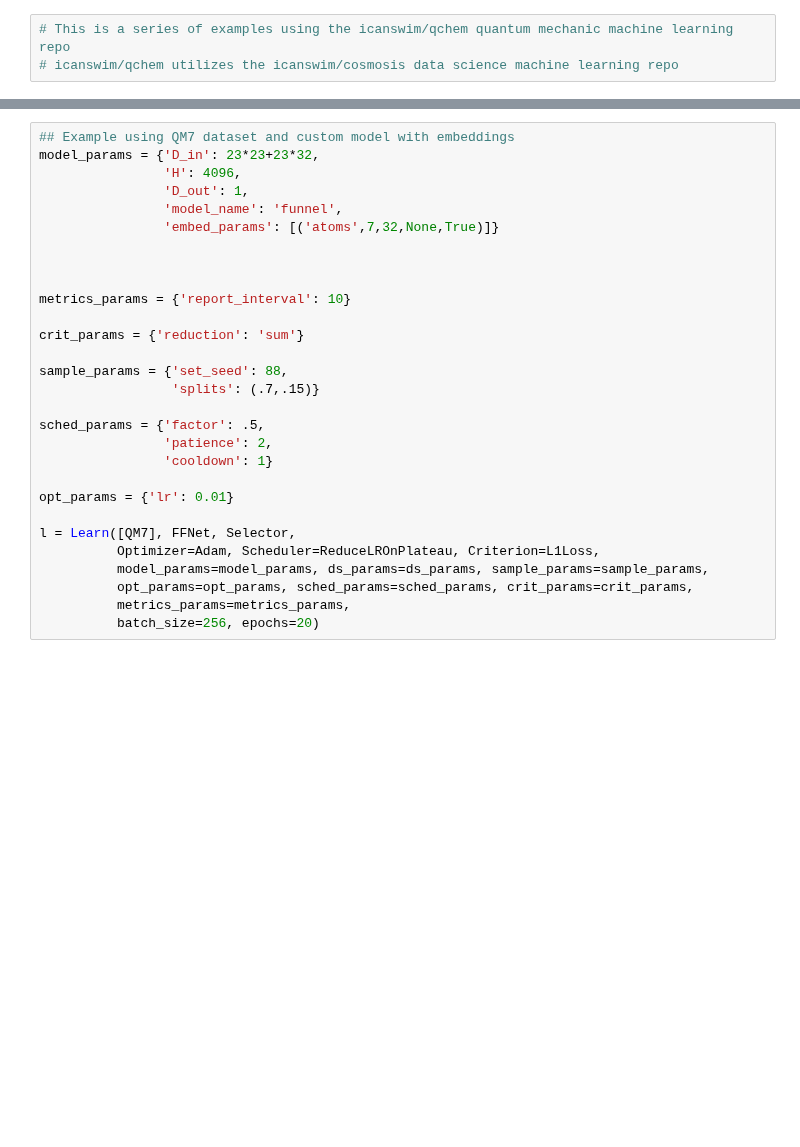
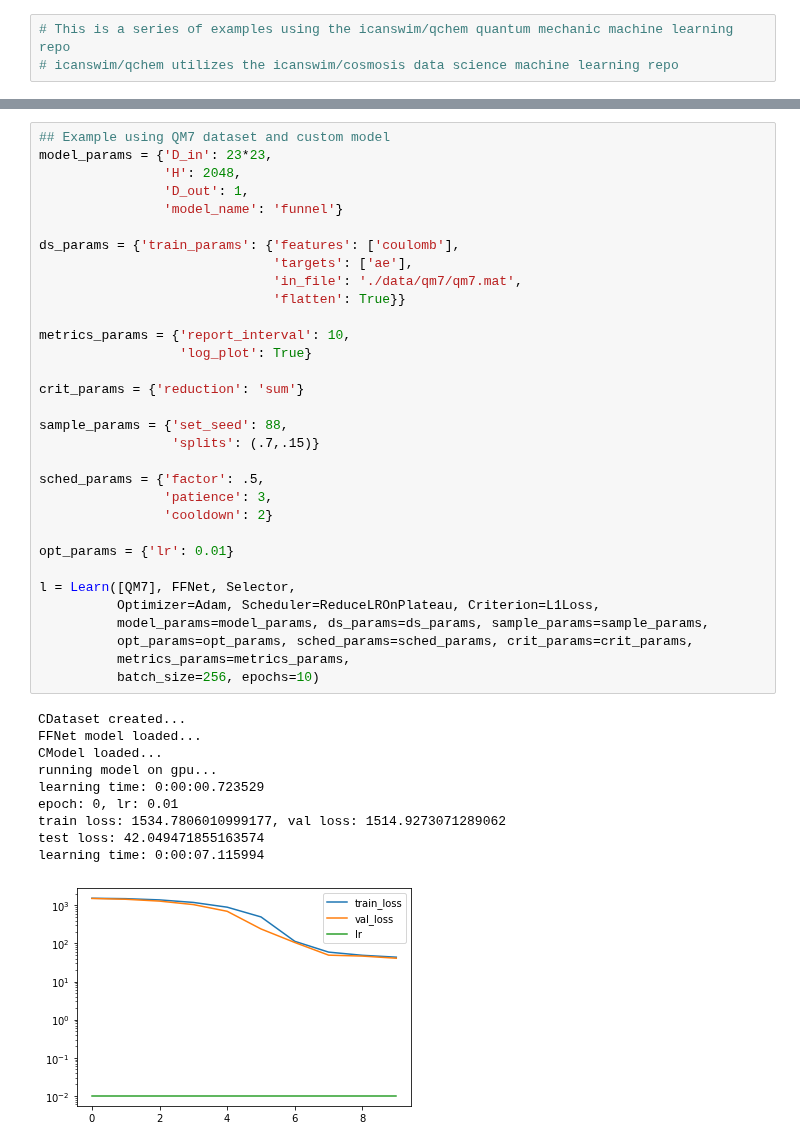
Before and after one commit to icanswim/qchem, a Jupyter notebook: experiment.ipynb, the cells around one changed output, grey strips where cells are left out. Saved outputs shown, nothing was run; the diff lists cells and outputs as text; blank space fills up the shorter version.

```diff
--- a/experiment.ipynb
+++ b/experiment.ipynb
@@ -55,32 +67,46 @@ l = Learn([SKDS], FFNet, Selector,
 # %%
-## Example using QM7 dataset and custom model with embeddings
-model_params = {'D_in': 23*23+23*32,
-                'H': 4096,
+## Example using QM7 dataset and custom model
+model_params = {'D_in': 23*23,
+                'H': 2048,
                 'D_out': 1,
-                'model_name': 'funnel',
-                'embed_params': [('atoms',7,32,None,True)]}
+                'model_name': 'funnel'}
 
+ds_params = {'train_params': {'features': ['coulomb'],
+                              'targets': ['ae'],
+                              'in_file': './data/qm7/qm7.mat',
+                              'flatten': True}}
 
-
-metrics_params = {'report_interval': 10}
+metrics_params = {'report_interval': 10,
+                  'log_plot': True}
 
 crit_params = {'reduction': 'sum'}
 
 sample_params = {'set_seed': 88,
                  'splits': (.7,.15)}
 
 sched_params = {'factor': .5,
-                'patience': 2,
-                'cooldown': 1}
+                'patience': 3,
+                'cooldown': 2}
 
 opt_params = {'lr': 0.01}
 
 l = Learn([QM7], FFNet, Selector,
           Optimizer=Adam, Scheduler=ReduceLROnPlateau, Criterion=L1Loss,
           model_params=model_params, ds_params=ds_params, sample_params=sample_params,
           opt_params=opt_params, sched_params=sched_params, crit_params=crit_params,
           metrics_params=metrics_params,
-          batch_size=256, epochs=20)
+          batch_size=256, epochs=10)
+# %% [output]
+CDataset created...
+FFNet model loaded...
+CModel loaded...
+running model on gpu...
+learning time: 0:00:00.723529
+epoch: 0, lr: 0.01
+train loss: 1534.7806010999177, val loss: 1514.9273071289062
+test loss: 42.049471855163574
+learning time: 0:00:07.115994
+[figure, added]
 # %%
 ## Example using the QM7b dataset
 model_params = {'D_in': 23*23,
```
Also changed, not shown: parts of 9 cells of this notebook, 1 other file.
